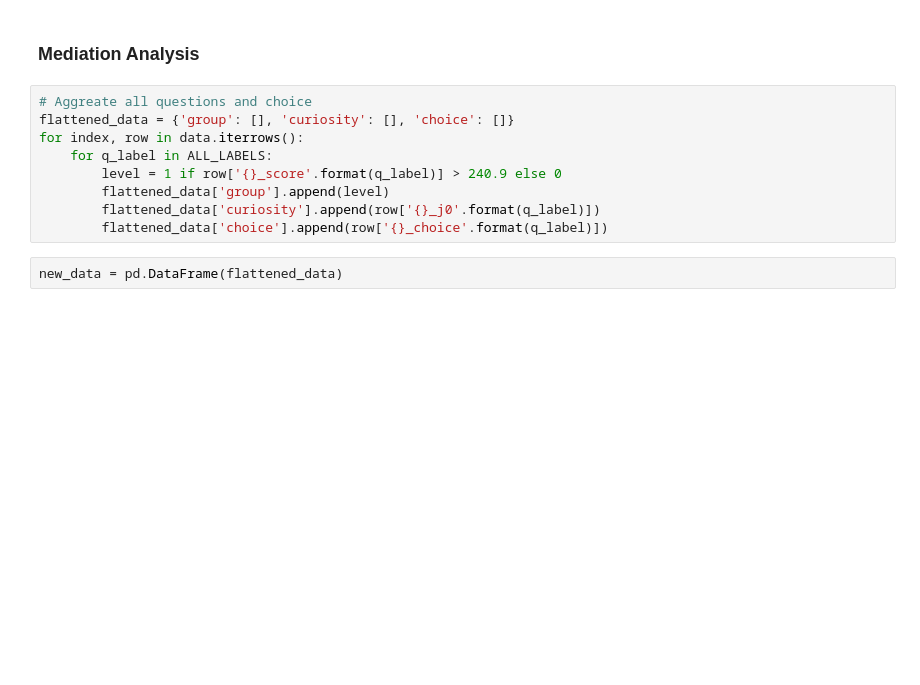
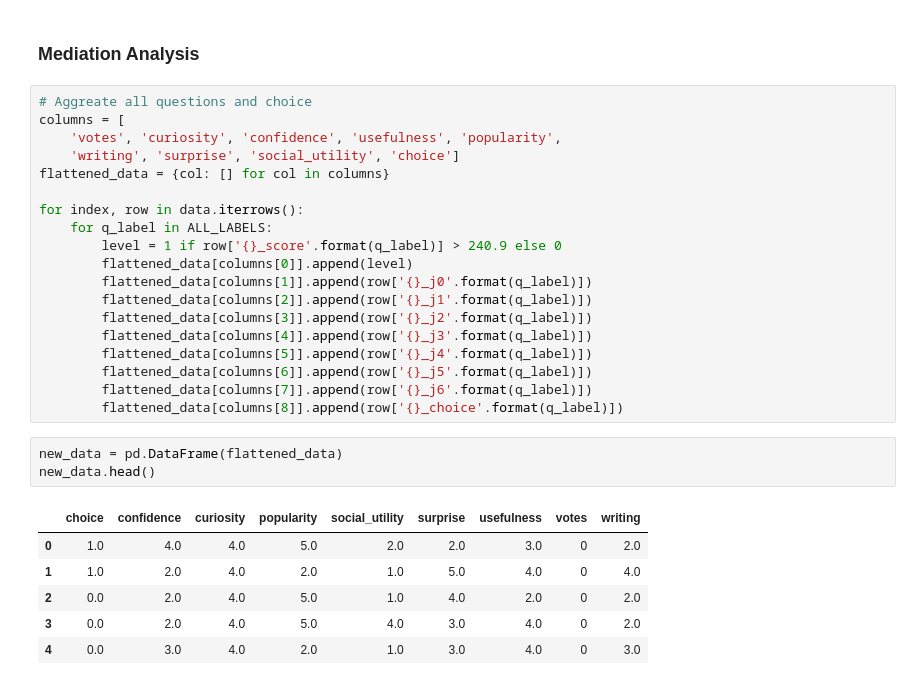
Before and after one commit to hermish/concepts-research, a Jupyter notebook: analysis/5-cogsci-paper/1-experiment-three.ipynb, the cells around one changed output. Saved outputs shown, nothing was run; the diff lists cells and outputs as text; blank space fills up the shorter version.

```diff
--- a/analysis/5-cogsci-paper/1-experiment-three.ipynb
+++ b/analysis/5-cogsci-paper/1-experiment-three.ipynb
@@ -212,12 +205,30 @@ Effect size: 0.09589041095890427
 ### Mediation Analysis
 # %%
 # Aggreate all questions and choice
-flattened_data = {'group': [], 'curiosity': [], 'choice': []}
+columns = [
+    'votes', 'curiosity', 'confidence', 'usefulness', 'popularity',
+    'writing', 'surprise', 'social_utility', 'choice']
+flattened_data = {col: [] for col in columns}
+
 for index, row in data.iterrows():
     for q_label in ALL_LABELS:
         level = 1 if row['{}_score'.format(q_label)] > 240.9 else 0
-        flattened_data['group'].append(level)
-        flattened_data['curiosity'].append(row['{}_j0'.format(q_label)])
-        flattened_data['choice'].append(row['{}_choice'.format(q_label)])
+        flattened_data[columns[0]].append(level)
+        flattened_data[columns[1]].append(row['{}_j0'.format(q_label)])
+        flattened_data[columns[2]].append(row['{}_j1'.format(q_label)])
+        flattened_data[columns[3]].append(row['{}_j2'.format(q_label)])
+        flattened_data[columns[4]].append(row['{}_j3'.format(q_label)])
+        flattened_data[columns[5]].append(row['{}_j4'.format(q_label)])
+        flattened_data[columns[6]].append(row['{}_j5'.format(q_label)])
+        flattened_data[columns[7]].append(row['{}_j6'.format(q_label)])
+        flattened_data[columns[8]].append(row['{}_choice'.format(q_label)])
 # %%
 new_data = pd.DataFrame(flattened_data)
+new_data.head()
+# %% [output]
+|  | choice | confidence | curiosity | popularity | social_utility | surprise | usefulness | votes | writing |
+| 0 | 1.0 | 4.0 | 4.0 | 5.0 | 2.0 | 2.0 | 3.0 | 0 | 2.0 |
+| 1 | 1.0 | 2.0 | 4.0 | 2.0 | 1.0 | 5.0 | 4.0 | 0 | 4.0 |
+| 2 | 0.0 | 2.0 | 4.0 | 5.0 | 1.0 | 4.0 | 2.0 | 0 | 2.0 |
+| 3 | 0.0 | 2.0 | 4.0 | 5.0 | 4.0 | 3.0 | 4.0 | 0 | 2.0 |
+| 4 | 0.0 | 3.0 | 4.0 | 2.0 | 1.0 | 3.0 | 4.0 | 0 | 3.0 |
```
Also changed, not shown: parts of 10 cells of this notebook.
